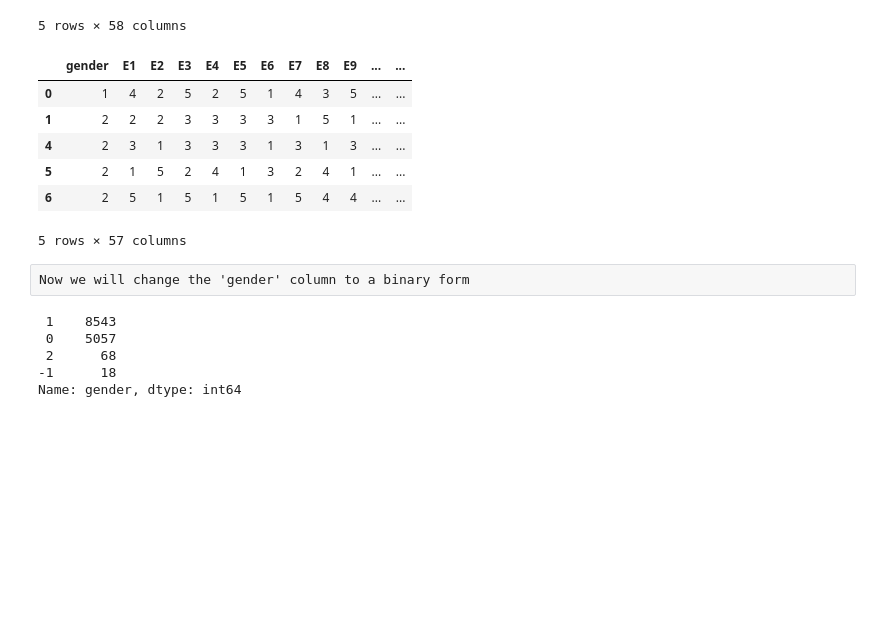
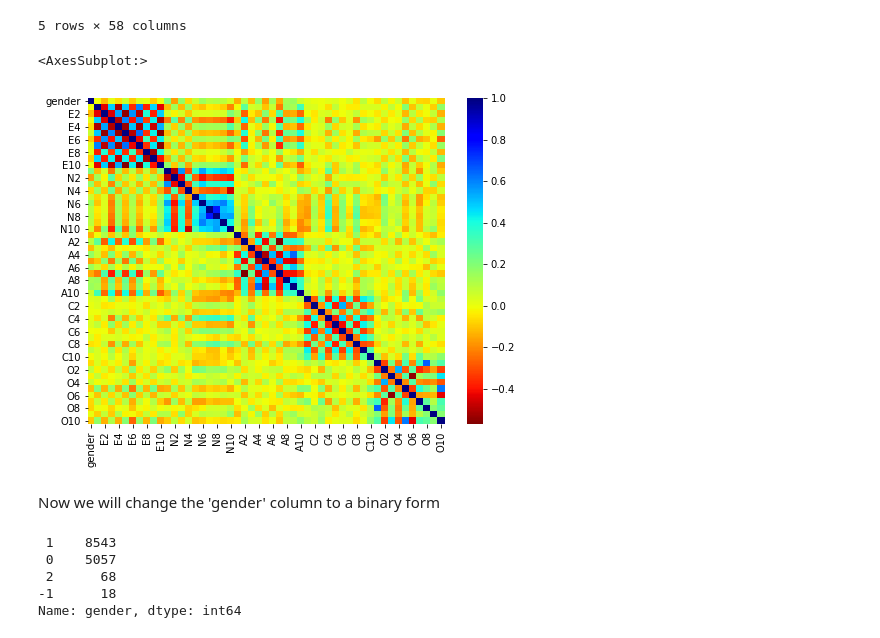
Before and after one commit to GiladFisher/Data-Science-Final-Project, a Jupyter notebook: Classification - Big Five male or female.ipynb, the cells around one changed output. Cells and saved outputs as stored; diff of their text form; code cells hidden in the pictures; blank space fills up the shorter version.

```diff
--- a/Classification - Big Five male or female.ipynb
+++ b/Classification - Big Five male or female.ipynb
@@ -109,17 +112,15 @@ n_data.head()
 # %%
 n_data = n_data.drop('country', axis=1) # we ahve no use for the 'country' column now
 # %%
-n_data.head()
+ax = plt.subplots(figsize=(8,6))
+sns.heatmap(n_data.iloc[:, 0:51].corr(), cmap='jet_r')
+# each personality trait is heavily corellated to itself, but not to other traits as expect.
+# this means that the data is valid and was indeed filled out by humans
 # %% [output]
-|  | gender | E1 | E2 | E3 | E4 | E5 | E6 | E7 | E8 | E9 | ... | ... |
-| 0 | 1 | 4 | 2 | 5 | 2 | 5 | 1 | 4 | 3 | 5 | ... | ... |
-| 1 | 2 | 2 | 2 | 3 | 3 | 3 | 3 | 1 | 5 | 1 | ... | ... |
-| 4 | 2 | 3 | 1 | 3 | 3 | 3 | 1 | 3 | 1 | 3 | ... | ... |
-| 5 | 2 | 1 | 5 | 2 | 4 | 1 | 3 | 2 | 4 | 1 | ... | ... |
-| 6 | 2 | 5 | 1 | 5 | 1 | 5 | 1 | 5 | 4 | 4 | ... | ... |
-5 rows × 57 columns
+<AxesSubplot:>
+[figure, added]
-# %% [raw]
-Now we will change the 'gender' column to a binary form
+# %% [markdown]
+Now we will change the 'gender' column to a binary form
 # %%
 n_data['gender'] = n_data['gender'] - 1 # now 1 is female and 0 is male
 # %%
```
Also changed, not shown: parts of 17 cells of this notebook.
